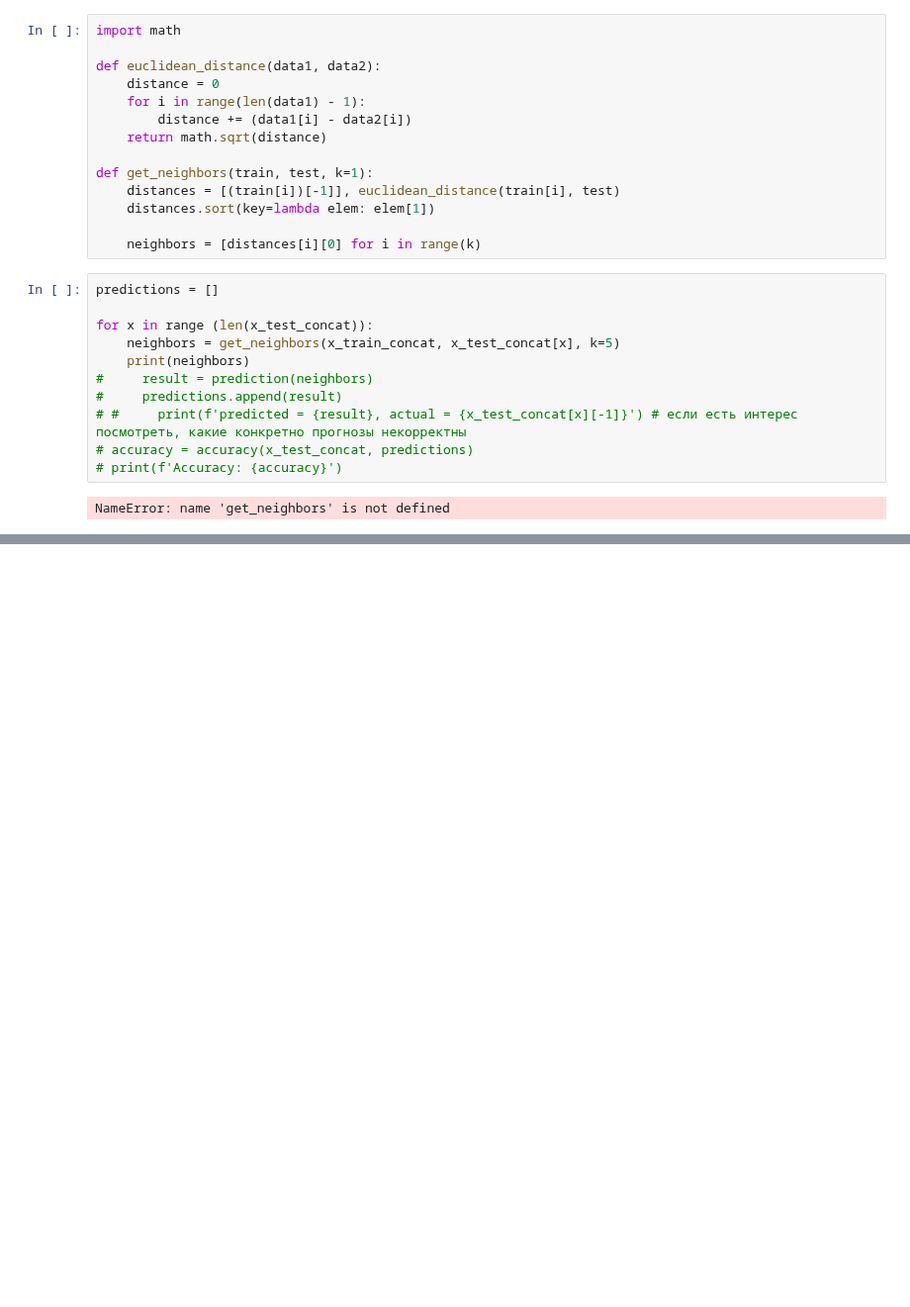
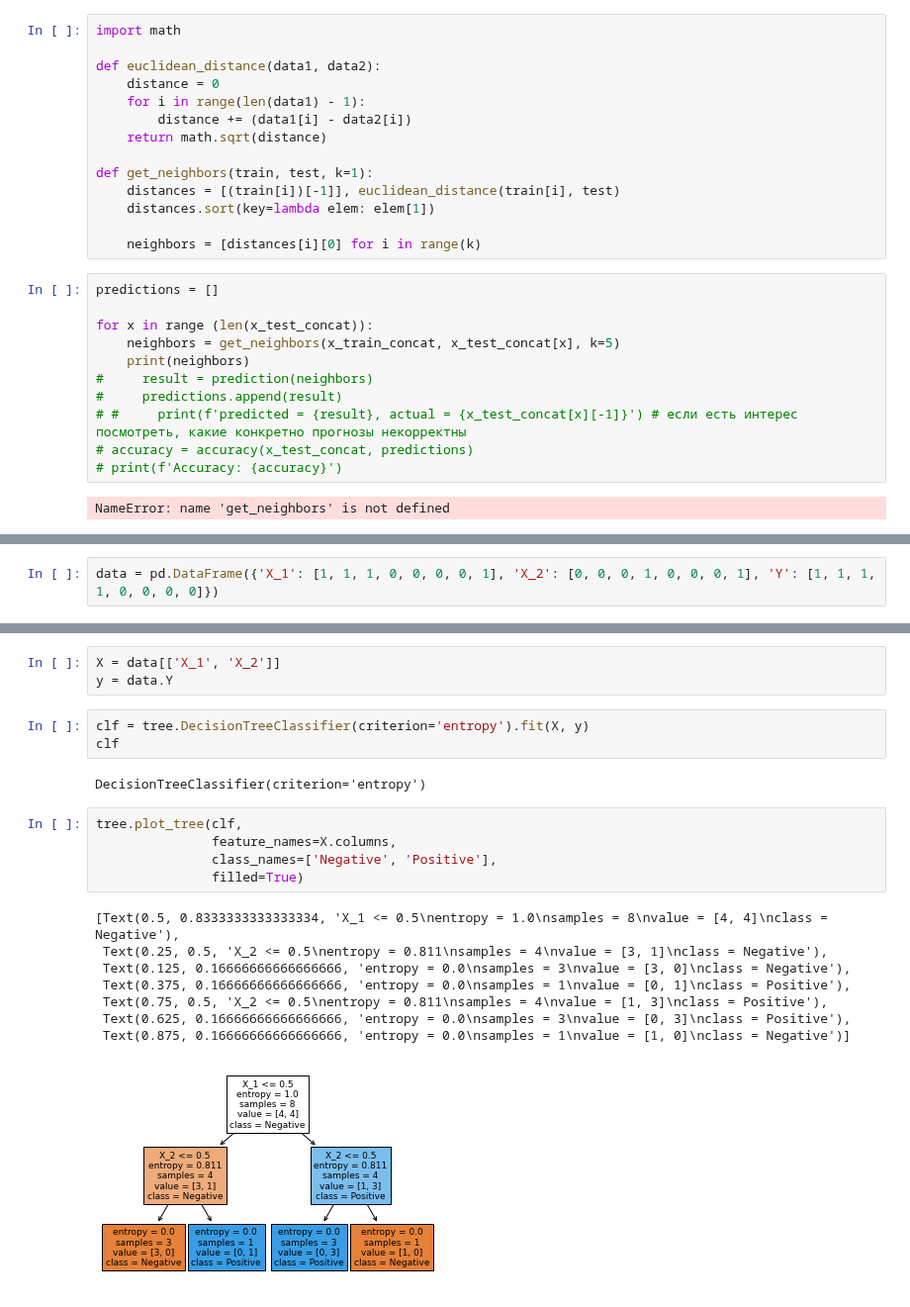
Before and after one commit to Stynic/train_ml_math, a Jupyter notebook: ml/low_level/module_5/notebook_5.ipynb, the cells around one changed output, grey strips where cells are left out. Shown at 99% size. Drawn from its saved outputs; the diff is of its cells as text; blank space fills up the shorter version.

Commit message:
try to work with tree decision in module 5
try to work with tree decision

```diff
--- a/ml/low_level/module_5/notebook_5.ipynb
+++ b/ml/low_level/module_5/notebook_5.ipynb
@@ -116,0 +125,2 @@ NameError: name 'get_neighbors' is not defined
+# %%
+data = pd.DataFrame({'X_1': [1, 1, 1, 0, 0, 0, 0, 1], 'X_2': [0, 0, 0, 1, 0, 0, 0, 1], 'Y': [1, 1, 1, 1, 0, 0, 0, 0]})
@@ -116,0 +136,22 @@ NameError: name 'get_neighbors' is not defined
+# %%
+X = data[['X_1', 'X_2']]
+y = data.Y
+# %%
+clf = tree.DecisionTreeClassifier(criterion='entropy').fit(X, y)
+clf
+# %% [output]
+DecisionTreeClassifier(criterion='entropy')
+# %%
+tree.plot_tree(clf,
+               feature_names=X.columns,
+               class_names=['Negative', 'Positive'],
+               filled=True)
+# %% [output]
+[Text(0.5, 0.8333333333333334, 'X_1 <= 0.5\nentropy = 1.0\nsamples = 8\nvalue = [4, 4]\nclass = Negative'),
+ Text(0.25, 0.5, 'X_2 <= 0.5\nentropy = 0.811\nsamples = 4\nvalue = [3, 1]\nclass = Negative'),
+ Text(0.125, 0.16666666666666666, 'entropy = 0.0\nsamples = 3\nvalue = [3, 0]\nclass = Negative'),
+ Text(0.375, 0.16666666666666666, 'entropy = 0.0\nsamples = 1\nvalue = [0, 1]\nclass = Positive'),
+ Text(0.75, 0.5, 'X_2 <= 0.5\nentropy = 0.811\nsamples = 4\nvalue = [1, 3]\nclass = Positive'),
+ Text(0.625, 0.16666666666666666, 'entropy = 0.0\nsamples = 3\nvalue = [0, 3]\nclass = Positive'),
+ Text(0.875, 0.16666666666666666, 'entropy = 0.0\nsamples = 1\nvalue = [1, 0]\nclass = Negative')]
+[figure, added]
```
Also changed, not shown: parts of 3 cells of this notebook, 1 other file.
